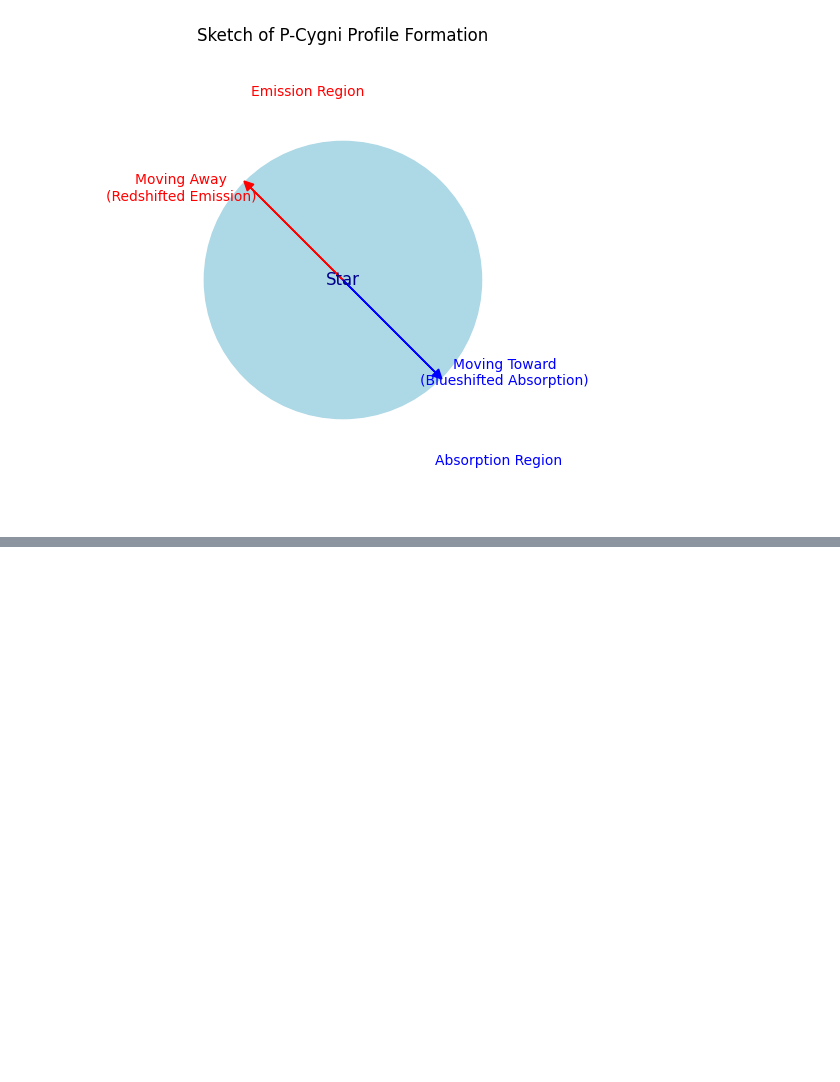
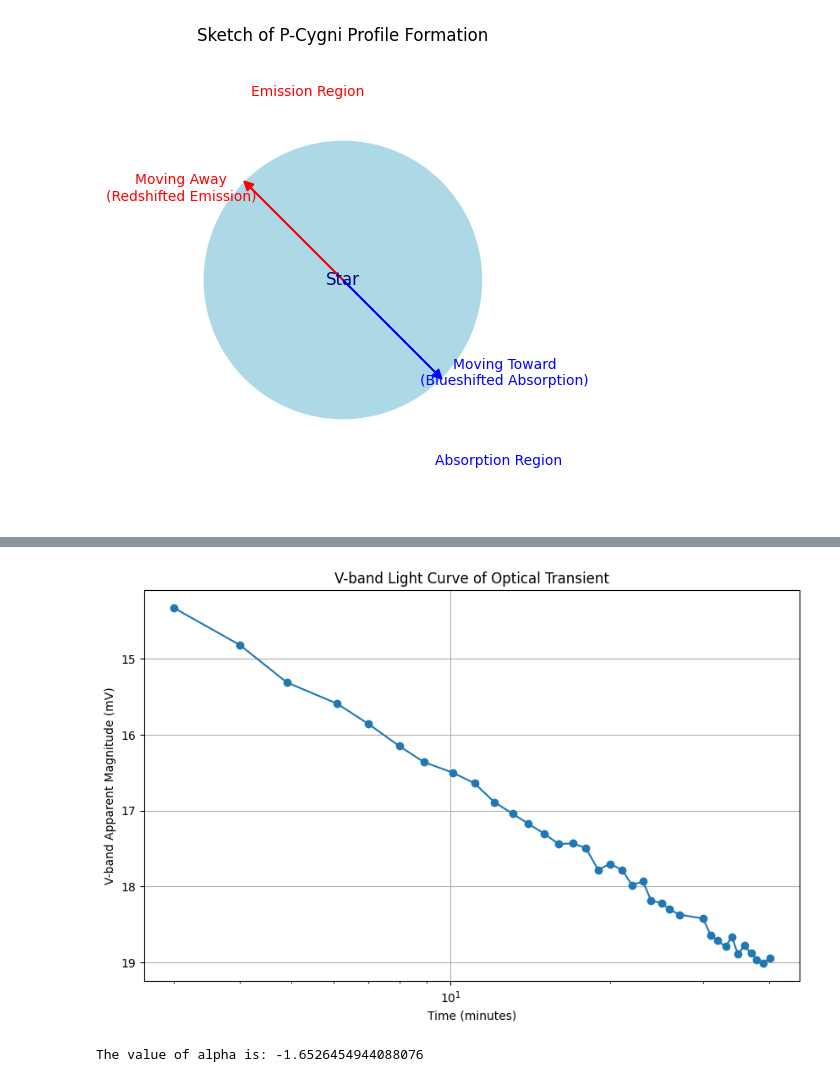
Before and after one commit to Fr4nc3/astrophysics-exercises, a Jupyter notebook: time-domain/time-domain.ipynb, the cells around one changed output, grey strips where cells are left out. Saved outputs shown, nothing was run; the diff lists cells and outputs as text; code cells hidden in the pictures; blank space fills up the shorter version.

```diff
--- a/time-domain/time-domain.ipynb
+++ b/time-domain/time-domain.ipynb
@@ -4647,0 +4672,52 @@ plt.show()
+# %%
+import matplotlib.pyplot as plt
+import numpy as np
+
+# Data from the table
+time = [3.0, 4.0, 4.9, 6.1, 7.0, 8.0, 8.9, 10.1, 11.1, 12.1, 13.1, 14.0, 15.0, 16.0, 17.0, 18.0, 19.0, 20.0, 21.1, 22.0, 23.1, 23.9, 25.1, 25.9, 27.1, 30.0, 31.0, 31.9, 33.1, 34.0, 34.9, 35.9, 37.0, 37.9, 38.9, 40.1]
+mv = [14.33, 14.82, 15.31, 15.59, 15.86, 16.15, 16.36, 16.50, 16.64, 16.89, 17.04, 17.17, 17.30, 17.44, 17.43, 17.49, 17.78, 17.70, 17.78, 17.98, 17.93, 18.18, 18.22, 18.30, 18.37, 18.42, 18.64, 18.71, 18.79, 18.66, 18.89, 18.78, 18.88, 18.96, 19.01, 18.94]
+
+# Create the plot
+plt.figure(figsize=(10, 6))
+plt.plot(time, mv, marker='o', linestyle='-')
+
+# Set labels and title
+plt.xlabel("Time (minutes)")
+plt.ylabel("V-band Apparent Magnitude (mV)")
+plt.title("V-band Light Curve of Optical Transient")
+
+# Invert y-axis (brighter magnitudes at the top)
+plt.gca().invert_yaxis()
+
+# Use a logarithmic x-axis scale
+plt.xscale("log")
+
+# Add grid
+plt.grid(True)
+
+# Show the plot
+plt.show()
+# %% [output]
+[figure, added]
+# %%
+import numpy as np
+
+time_mins = np.array([3.0, 4.0, 4.9, 6.1, 7.0, 8.0, 8.9, 10.1, 11.1, 12.1, 13.1, 14.0, 15.0, 16.0, 17.0, 18.0, 19.0, 20.0,
+                      21.1, 22.0, 23.1, 23.9, 25.1, 25.9, 27.1, 30.0, 31.0, 31.9, 33.1, 34.0, 34.9, 35.9, 37.0, 37.9, 38.9, 40.1])
+
+mv_mag = np.array([14.33, 14.82, 15.31, 15.59, 15.86, 16.15, 16.36, 16.50, 16.64, 16.89, 17.04, 17.17, 17.30, 17.44, 17.43, 17.49,
+                   17.78, 17.70, 17.78, 17.98, 17.93, 18.18, 18.22, 18.30, 18.37, 18.42, 18.64, 18.71, 18.79, 18.66, 18.89, 18.78,
+                   18.88, 18.96, 19.01, 18.94])
+
+# Choose two points (example)
+t1 = 4.0
+m1 = 14.82
+t2 = 34.0
+m2 = 18.66
+
+# Calculate alpha
+alpha = (m1 - m2) / (2.5 * np.log10(t2 / t1))
+
+print(f"The value of alpha is: {alpha}")
+# %% [output]
+The value of alpha is: -1.6526454944088076
```
Also changed, not shown: parts of 9 cells of this notebook.
